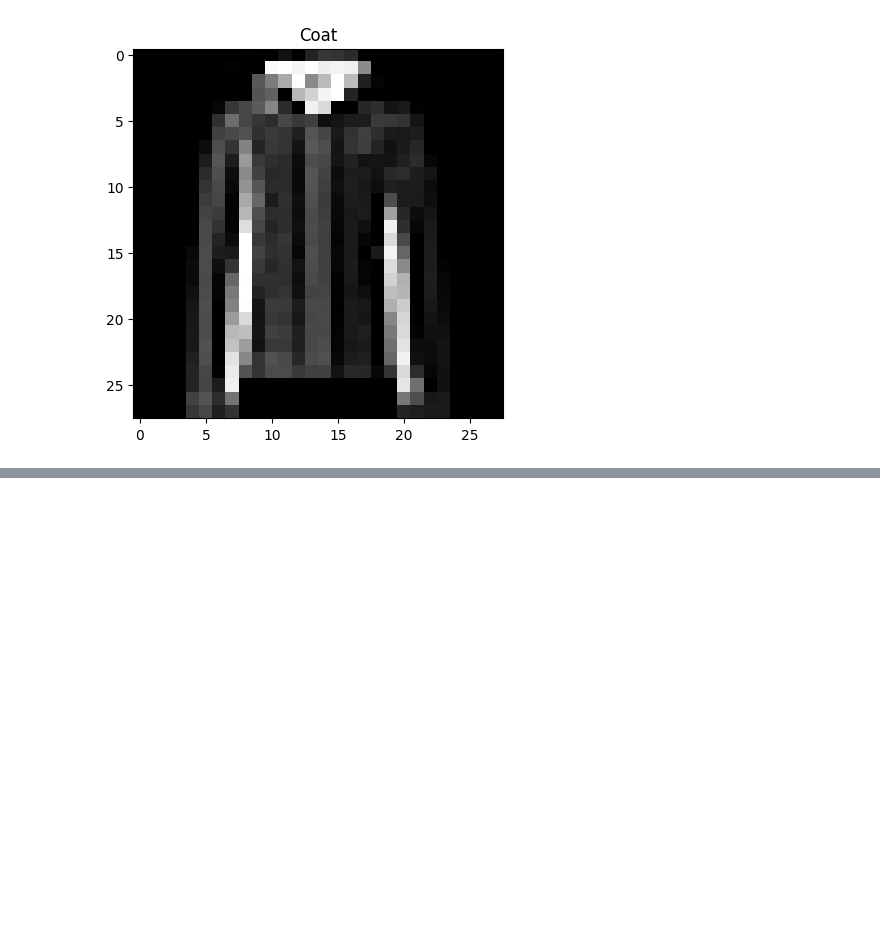
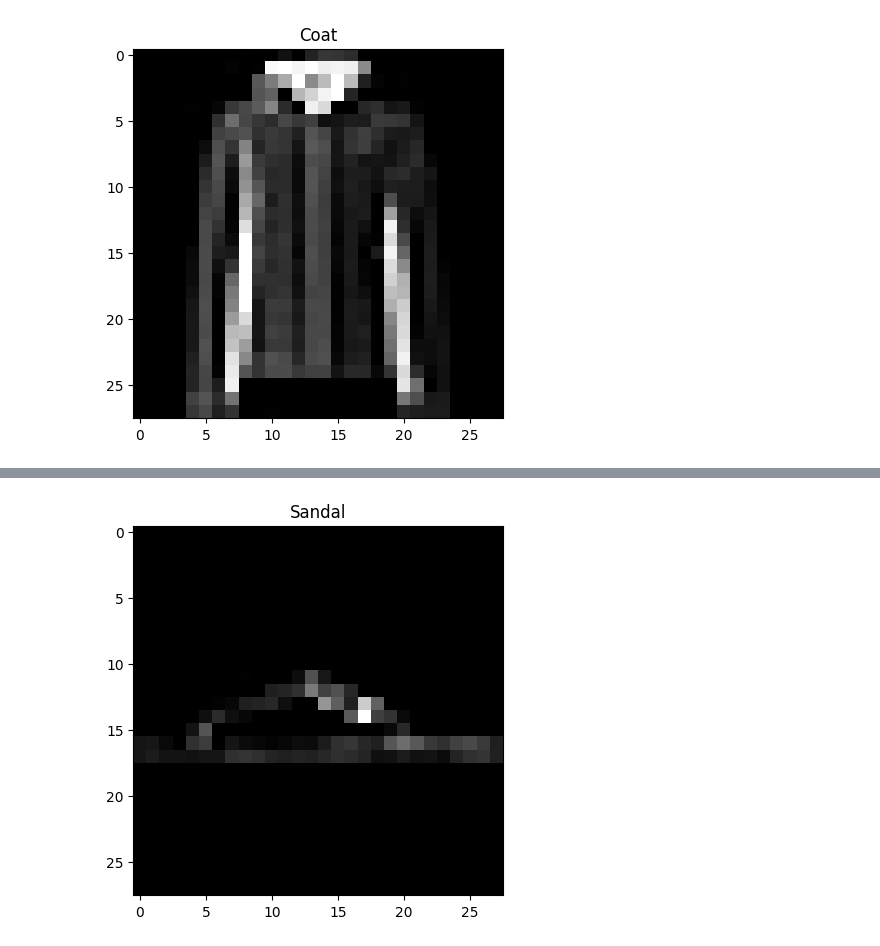
Before and after one commit to joony0512/Deep_Learning_Class, a Jupyter notebook: Part7/P7_Ch03_CH01.ipynb, the cells around one changed output, grey strips where cells are left out. Cells and saved outputs as stored; diff of their text form; code cells hidden in the pictures; blank space fills up the shorter version.

```diff
--- a/Part7/P7_Ch03_CH01.ipynb
+++ b/Part7/P7_Ch03_CH01.ipynb
@@ -87,0 +122,4 @@ show(6)
+# %%
+show(9230)
+# %% [output]
+[figure, added]
```
Also changed, not shown: parts of 6 cells of this notebook.
